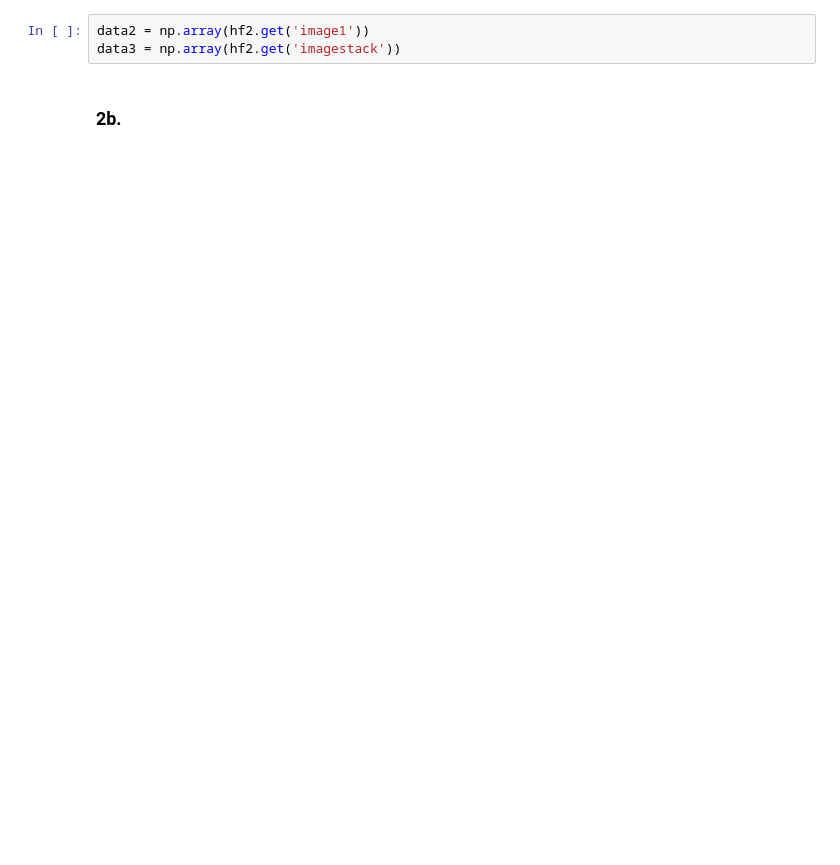
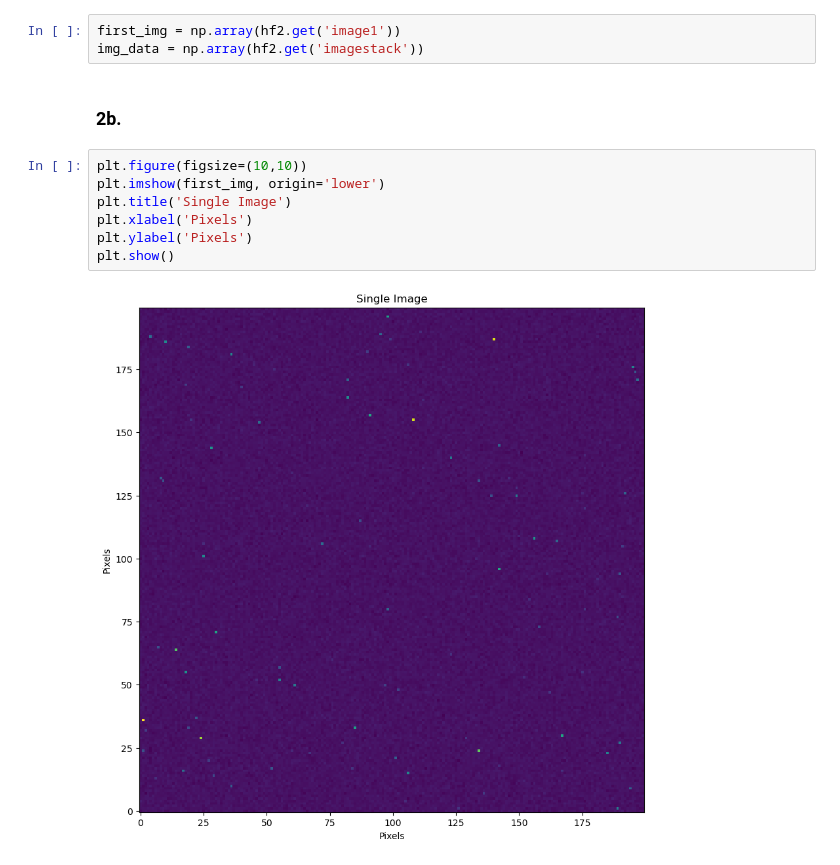
Before and after one commit to notmaxwang/PHYS434, a Jupyter notebook: lab4.ipynb, the cells around one changed output. Drawn from its saved outputs; the diff is of its cells as text; blank space fills up the shorter version.

```diff
--- a/lab4.ipynb
+++ b/lab4.ipynb
@@ -161,7 +171,16 @@ hf2.keys()
 # %% [output]
 <KeysViewHDF5 ['image1', 'imagestack']>
 # %%
-data2 = np.array(hf2.get('image1'))
-data3 = np.array(hf2.get('imagestack'))
+first_img = np.array(hf2.get('image1'))
+img_data = np.array(hf2.get('imagestack'))
 # %% [markdown]
 <h3>2b.</h3>
+# %%
+plt.figure(figsize=(10,10))
+plt.imshow(first_img, origin='lower')
+plt.title('Single Image')
+plt.xlabel('Pixels')
+plt.ylabel('Pixels')
+plt.show()
+# %% [output]
+[figure, added]
```
Also changed, not shown: parts of 31 cells of this notebook, 3 other files.
